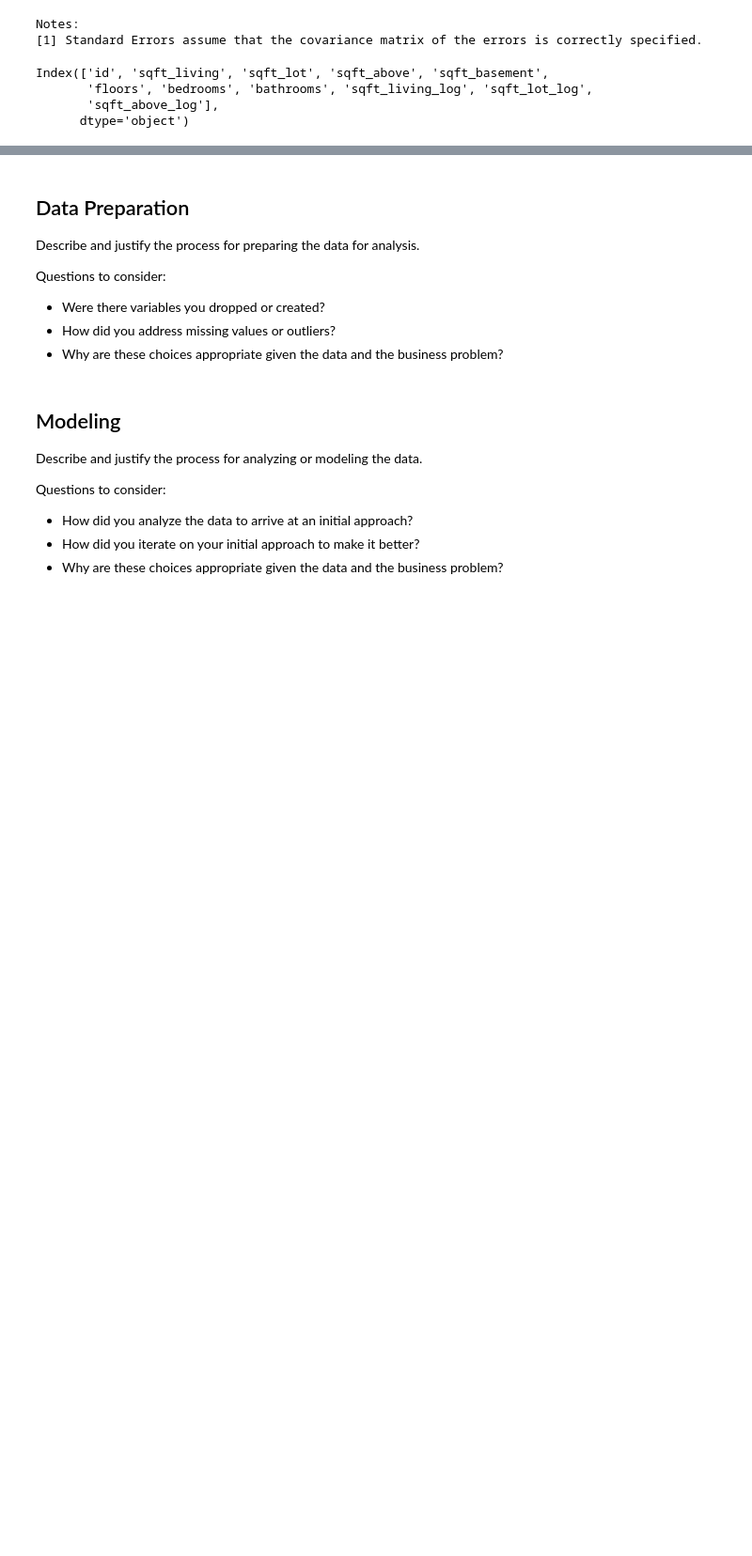
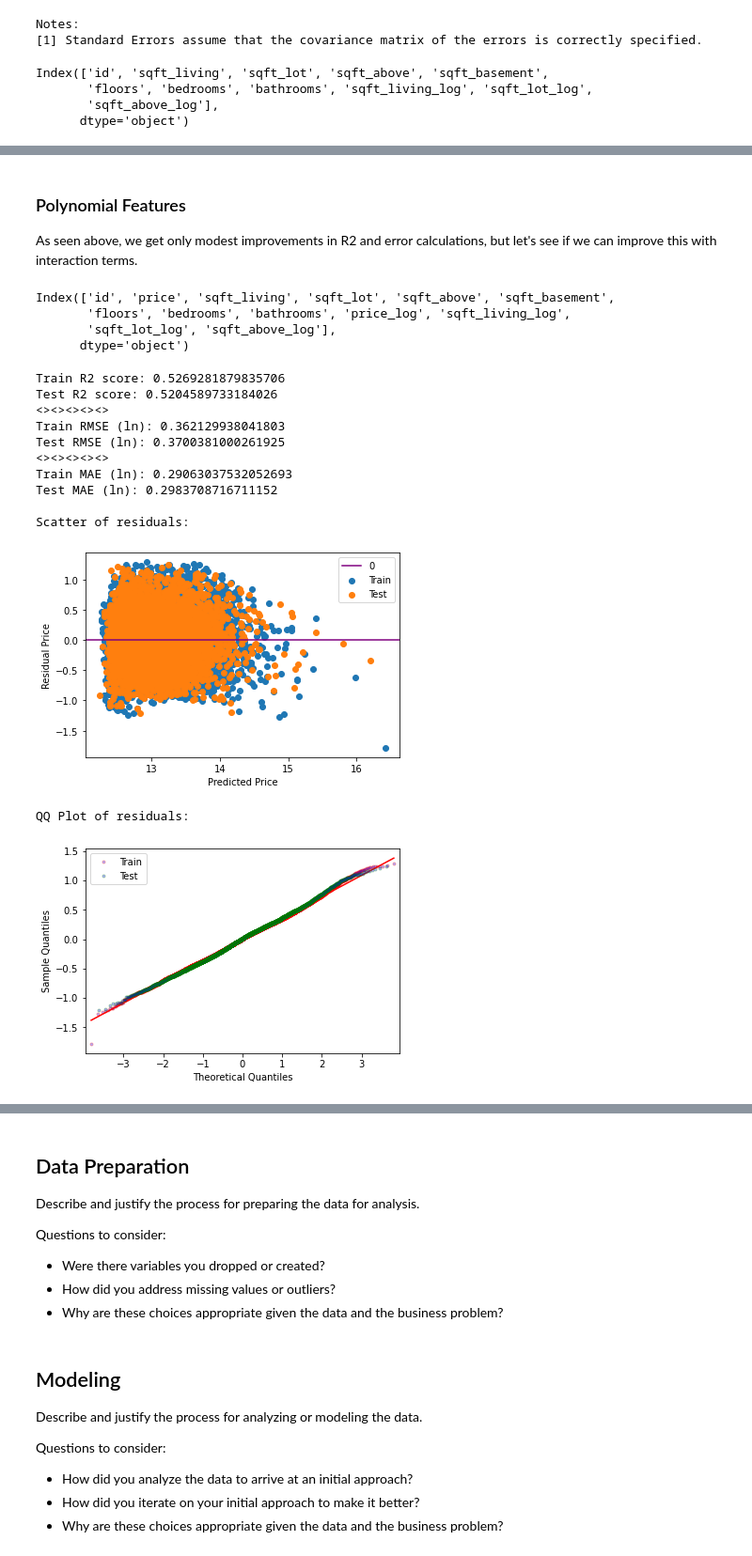
Before and after one commit to NicholasIndorf/KingCountyHousingSaleModel, a Jupyter notebook: notebooks/Nick/Project2TemplateNick.ipynb, the cells around one changed output, grey strips where cells are left out. Shown at 94% size. Drawn from its saved outputs; the diff is of its cells as text; code cells hidden in the pictures; blank space fills up the shorter version.

```diff
--- a/notebooks/Nick/Project2TemplateNick.ipynb
+++ b/notebooks/Nick/Project2TemplateNick.ipynb
@@ -567,7 +563,7 @@ def evaluate(y_tr, y_te, y_tr_pr, y_te_pr):
     print("QQ Plot of residuals:")
     fig, ax = plt.subplots()
     sm.qqplot(train_res, ax=ax, marker='.', color='r', label='Train', alpha=0.3, line='s')
-    sm.qqplot(test_res, ax=ax,  marker='.', color='g', label='Test', alpha=0.3, line='s')
+    sm.qqplot(test_res, ax=ax,  marker='.', color='g', label='Test', alpha=0.3)
     plt.legend()
 # %%
 evaluate(y_train, y_test, baseline_train_pred, baseline_test_pred)
@@ -745,0 +742,45 @@ QQ Plot of residuals:
+# %% [markdown]
+### Polynomial Features
+As seen above, we get only modest improvements in R2 and error calculations, but let's see if we can improve this with interaction terms.
+# %%
+datantot.columns
+# %% [output]
+Index(['id', 'price', 'sqft_living', 'sqft_lot', 'sqft_above', 'sqft_basement',
+       'floors', 'bedrooms', 'bathrooms', 'price_log', 'sqft_living_log',
+       'sqft_lot_log', 'sqft_above_log'],
+      dtype='object')
+# %%
+Xpf = datantot.drop(columns=['price_log','price','id','sqft_basement','sqft_living', 'sqft_lot', 'sqft_above'])
+
+pf = PolynomialFeatures(degree=2)
+pf.fit(Xpf)
+Xpdf = pd.DataFrame(pf.transform(Xpf),\
+                   columns=pf.get_feature_names(input_features=Xpf.columns))
+
+Xpf_train, Xpf_test, ypf_train, ypf_test = \
+train_test_split(Xpdf, datantot['price_log'], test_size=0.33, random_state=42)
+# %%
+pfscaler = StandardScaler()
+pfscaler.fit(Xpf_train)
+Xpf_train_scaled = pfscaler.transform(Xpf_train)
+Xpf_test_scaled = pfscaler.transform(Xpf_test)
+Xpf_train_scaled = pd.DataFrame(Xpf_train_scaled, columns=Xpf_train.columns, index=Xpf_train.index)
+Xpf_test_scaled = pd.DataFrame(Xpf_test_scaled, columns=Xpf_test.columns, index=Xpf_test.index)
+# %%
+pftrp1, pftep1 = linpreds(Xpf_train_scaled, ypf_train, Xpf_test_scaled)
+# %%
+evaluate(ypf_train, ypf_test, pftrp1, pftep1)
+# %% [output]
+Train R2 score: 0.5269281879835706
+Test R2 score: 0.5204589733184026
+<><><><><>
+Train RMSE (ln): 0.362129938041803
+Test RMSE (ln): 0.3700381000261925
+<><><><><>
+Train MAE (ln): 0.29063037532052693
+Test MAE (ln): 0.2983708716711152
+
+Scatter of residuals:
+[figure, added]
+QQ Plot of residuals:
+[figure, added]
```
Also changed, not shown: parts of 13 cells of this notebook.
